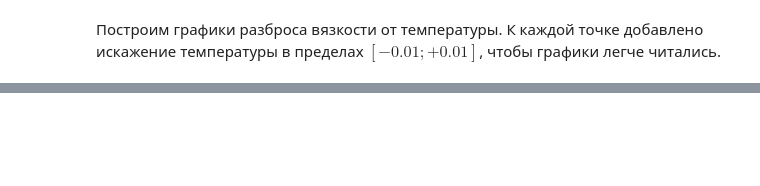
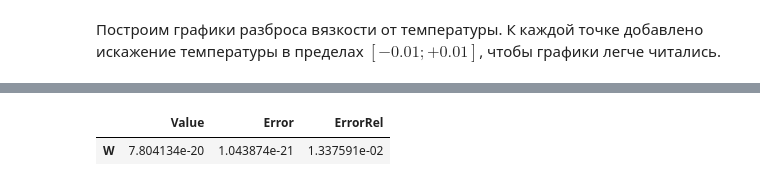
Before and after one commit to intelfx/mipt-lab, a Jupyter notebook: Курс 1 семестр 2/Лабы/2.2.6/2.2.6.ipynb, the cells around one changed output, grey strips where cells are left out. Cells and saved outputs as stored; diff of their text form; code cells hidden in the pictures; blank space fills up the shorter version.

```diff
--- a/Курс 1 семестр 2/Лабы/2.2.6/2.2.6.ipynb
+++ b/Курс 1 семестр 2/Лабы/2.2.6/2.2.6.ipynb
@@ -157,0 +206,10 @@ for T in sorted(set(columns_all["T"])):
+# %%
+ll.compute(name = "W",
+           expr = lambda W_k: W_k * ll.k,
+           data = data["global"])
+pd.set_option("float_format", "{:e}".format)
+disp(data["global"].loc[["W"]])
+pd.set_option("float_format", "{:f}".format)
+# %% [output]
+|  | Value | Error | ErrorRel |
+| W | 7.804134e-20 | 1.043874e-21 | 1.337591e-02 |
```
Also changed, not shown: parts of 7 cells of this notebook.
